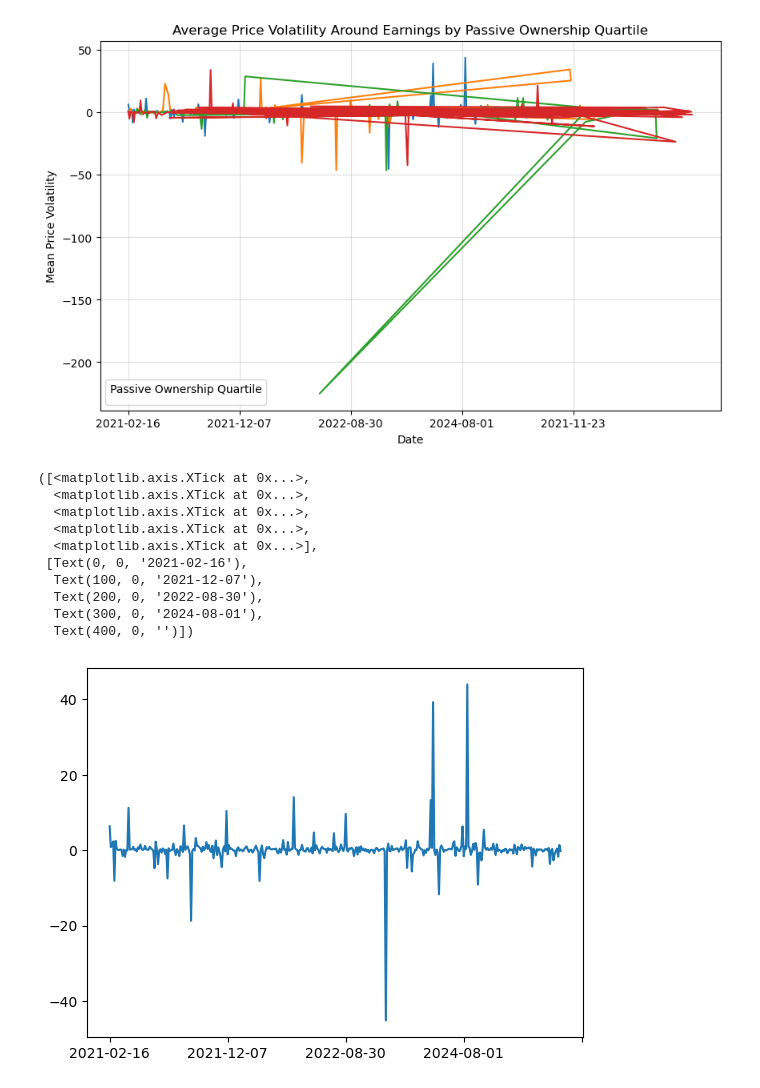
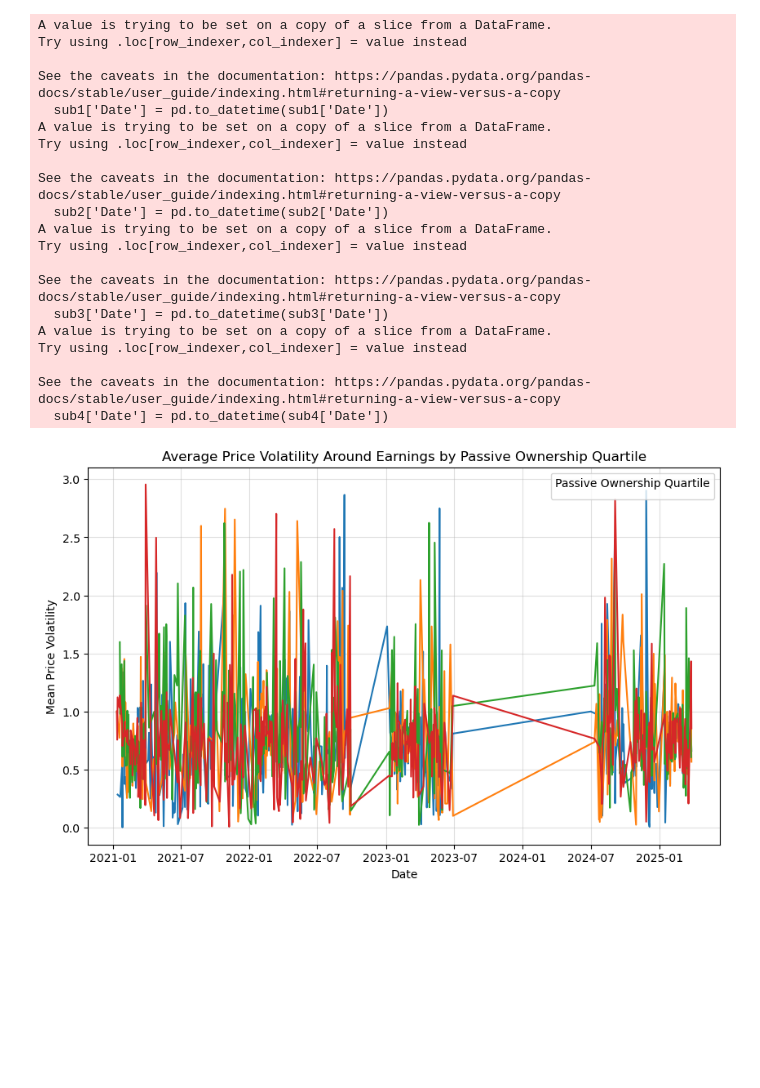
Before and after one commit to uddhavkalra/Stocks-Responsiveness, a Jupyter notebook: analysis.ipynb, the cells around one changed output. Drawn from its saved outputs; the diff is of its cells as text; code cells hidden in the pictures; blank space fills up the shorter version.

```diff
--- a/analysis.ipynb
+++ b/analysis.ipynb
@@ -389,4 +936,5 @@ plt.show()
 # %%
-data2 = pd.read_csv('Data/master_data_pj.csv')
-data2.drop(columns=["Unnamed: 0"], inplace=True)
-data2 = data2.dropna()
+data_pj = pd.read_csv('Data/master_data_pj.csv')
+data_pj.drop(columns=["Unnamed: 0"], inplace=True)
+data_pj = data_pj.dropna()
+data_pj = data_pj.sort_values(['Date', 'ticker'])
@@ -439,41 +954,53 @@ data2
+# %%
+data_pj = data_pj[(data_pj['PJ_ar1'] >= -3) & (data_pj['PJ_ar1'] <= 3)]
+data_pj = data_pj[(data_pj['PJ_mkt'] >= -3) & (data_pj['PJ_mkt'] <= 3)]
+data_pj = data_pj[(data_pj['PJ_sp'] >= -3) & (data_pj['PJ_sp'] <= 3)]
 # %%
-data2['passive_q'] = pd.qcut(data2['share_passive'], q=4, labels=False) + 1
+data_pj['passive_q'] = pd.qcut(data_pj['share_passive'], q=4, labels=False) + 1
 # %%
-avg_PJ_ar1 = (data2.groupby(['Date', 'passive_q'])['PJ_ar1'].mean().reset_index())
+avg_PJ_ar1 = (data_pj.groupby(['Date', 'passive_q'])['PJ_ar1'].mean().reset_index())
 avg_PJ_ar1 = avg_PJ_ar1.sort_values(['Date'])
 # %%
 plt.figure(figsize=(10,6))
 sub1 = avg_PJ_ar1[avg_PJ_ar1['passive_q'] == 1]
+sub1['Date'] = pd.to_datetime(sub1['Date'])
 plt.plot(sub1['Date'], sub1['PJ_ar1'])
 sub2 = avg_PJ_ar1[avg_PJ_ar1['passive_q'] == 2]
+sub2['Date'] = pd.to_datetime(sub2['Date'])
 plt.plot(sub2['Date'], sub2['PJ_ar1'])
 sub3 = avg_PJ_ar1[avg_PJ_ar1['passive_q'] == 3]
+sub3['Date'] = pd.to_datetime(sub3['Date'])
 plt.plot(sub3['Date'], sub3['PJ_ar1'])
 sub4 = avg_PJ_ar1[avg_PJ_ar1['passive_q'] == 4]
+sub4['Date'] = pd.to_datetime(sub4['Date'])
 plt.plot(sub4['Date'], sub4['PJ_ar1'])
 
 plt.title('Average Price Volatility Around Earnings by Passive Ownership Quartile')
 plt.xlabel('Date')
 plt.ylabel('Mean Price Volatility')
 plt.legend(title='Passive Ownership Quartile')
 plt.grid(True, alpha = 0.4)
-plt.xticks(np.arange(0, 500, step=100))
+
 plt.show()
 # %% [output]
+A value is trying to be set on a copy of a slice from a DataFrame.
+Try using .loc[row_indexer,col_indexer] = value instead
+
+See the caveats in the documentation: https://pandas.pydata.org/pandas-docs/stable/user_guide/indexing.html#returning-a-view-versus-a-copy
+  sub1['Date'] = pd.to_datetime(sub1['Date'])
+A value is trying to be set on a copy of a slice from a DataFrame.
+Try using .loc[row_indexer,col_indexer] = value instead
+
+See the caveats in the documentation: https://pandas.pydata.org/pandas-docs/stable/user_guide/indexing.html#returning-a-view-versus-a-copy
+  sub2['Date'] = pd.to_datetime(sub2['Date'])
+A value is trying to be set on a copy of a slice from a DataFrame.
+Try using .loc[row_indexer,col_indexer] = value instead
+
+See the caveats in the documentation: https://pandas.pydata.org/pandas-docs/stable/user_guide/indexing.html#returning-a-view-versus-a-copy
+  sub3['Date'] = pd.to_datetime(sub3['Date'])
+A value is trying to be set on a copy of a slice from a DataFrame.
+Try using .loc[row_indexer,col_indexer] = value instead
+
+See the caveats in the documentation: https://pandas.pydata.org/pandas-docs/stable/user_guide/indexing.html#returning-a-view-versus-a-copy
+  sub4['Date'] = pd.to_datetime(sub4['Date'])
-[figure, old version]
+[figure, new version]
-# %%
-sub = avg_PJ_ar1[avg_PJ_ar1['passive_q'] == 1]
-plt.plot(sub['Date'], sub['PJ_ar1'])
-plt.xticks(np.arange(0, 500, step=100))
-# %% [output]
-([<matplotlib.axis.XTick at 0x...>,
-  <matplotlib.axis.XTick at 0x...>,
-  <matplotlib.axis.XTick at 0x...>,
-  <matplotlib.axis.XTick at 0x...>,
-  <matplotlib.axis.XTick at 0x...>],
- [Text(0, 0, '2021-02-16'),
-  Text(100, 0, '2021-12-07'),
-  Text(200, 0, '2022-08-30'),
-  Text(300, 0, '2024-08-01'),
-  Text(400, 0, '')])
-[figure, removed]
```
Also changed, not shown: parts of 43 cells of this notebook, 4 other files.
